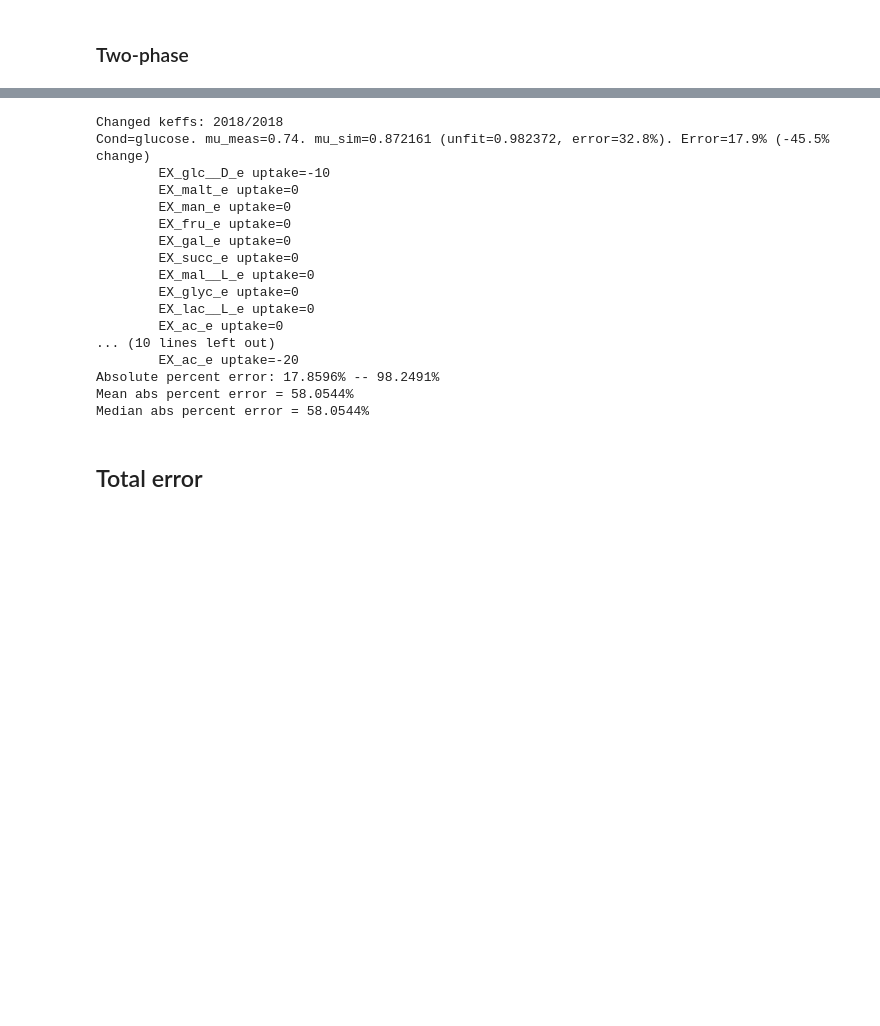
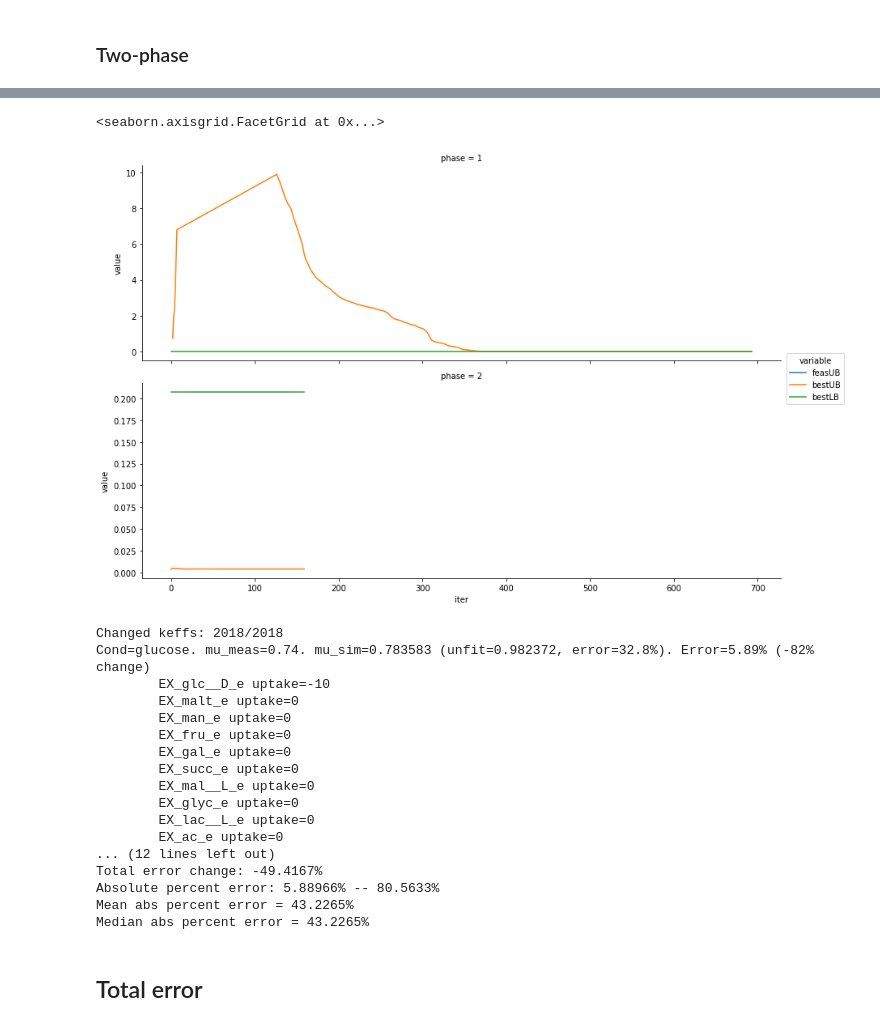
Before and after one commit to SBRG/dynamicme, a Jupyter notebook: notebooks/testing/gem_radix_lagrange_twophase.ipynb, the cells around one changed output, grey strips where cells are left out. Drawn from its saved outputs; the diff is of its cells as text; code cells hidden in the pictures; blank space fills up the shorter version.

```diff
--- a/notebooks/testing/gem_radix_lagrange_twophase.ipynb
+++ b/notebooks/testing/gem_radix_lagrange_twophase.ipynb
@@ -4,6 +4,7 @@
 REG_WEIGHT   = 0. #1e-4
 MAX_NONZERO  = None #48*2
 PREVENT_ZERO = True
+TWO_PHASE    = True
 # %%
 %load_ext line_profiler
 # %%
@@ -82,11 +83,3 @@ master = LagrangeMaster(estk.stacker.model)
 master.add_submodels(sub_dict)
 # %% [markdown]
 ### Two-phase
-# %%
-master.time_limit = 2*3600
-#master.max_iter = 500
-master.verbosity = 1
-master.print_iter = 5
-master.gaptol = 0.01
-master.solve_relaxed()
-sol_master = master.optimize()
@@ -118,0 +86,18 @@ relgap (-0.99912) <= gaptol (0.01). Finished.
+# %%
+master.time_limit = 2*3600
+#master.max_iter = 500
+master.verbosity = 2
+master.print_iter = 5
+master.gaptol = 1e-3
+master.absgaptol = 1e-3
+feasible_method = 'enumerate'
+alt_method = 'pool'
+max_alt = 10    # Computationally expensive if too large. Might miss feasible solution if too small.
+                # Can make adaptive if no feasible solution found for certain iterations.
+if TWO_PHASE:
+    sol_master = master.solve_relaxed(feasible_method=None)
+    df_phase1 = pd.DataFrame(master.log_rows)
+
+sol_master = master.optimize(feasible_method=feasible_method, max_alt=max_alt, alt_method=alt_method,
+                            nogood_cuts = True)
+df_phase2 = pd.DataFrame(master.log_rows)
@@ -119,3 +122,19 @@ relgap (-0.99912) <= gaptol (0.01). Finished.
+# %%
+xcol = 'iter'
+df_phase1.loc[:,'phase'] = 1
+df_phase2.loc[:,'phase'] = 2
+dsplot = pd.concat([df_phase1, df_phase2])
+dsplot = dsplot[[xcol,'feasUB','bestUB','bestLB','phase']]
+dsplot = dsplot.melt(id_vars=[xcol,'phase'])
+dsplot.loc[ dsplot.value>1e1, 'value'] = np.nan
+dsplot.loc[ dsplot.value<-1e1, 'value'] = np.nan
+
+g = sns.FacetGrid(dsplot, hue='variable', size=4, aspect=3, row='phase', sharey=False)
+g.map(plt.plot, xcol,'value')
+g.add_legend()
+# %% [output]
+<seaborn.axisgrid.FacetGrid at 0x...>
+[figure, added]
 # %%
 var_cons_dict = estk.var_cons_dict
 powers = estk.powers
@@ -131,7 +153,7 @@ for group_id, var_dict in iteritems(var_cons_dict):
     for l,pwr in enumerate(powers):
         for k,digit in enumerate(digits):
             yid = 'binary_%s%s%s' % (group_id,k,l)
-            y   = sol_master[yid]
+            y   = sol_masterk[yid]
             kfit += y*a0*radix**pwr*digit
     kfit_dict[group_id] = kfit
 
@@ -140,6 +162,8 @@ print('Changed keffs: %d/%d' % (len(kfit_changed), len(var_cons_dict)))
 #----------------------------------------
 # Starting from basal model
 perrs = []
+errs_fit = []
+errs_unfit = []
 csrcs = df_conds.cond.unique()
 for csrc in csrcs:
     ijofit = load_json_model('/home/laurence/ME/data/dynamicME/nominal_ijomc.json')
@@ -169,6 +193,8 @@ for csrc in csrcs:
     err = 100*(mu_fiti - mu_measi)/mu_measi
     derr= 100*(abs(err)-abs(err0))/abs(err0)
     perrs.append(err)
+    errs_unfit.append(mu_unfiti - mu_measi)
+    errs_fit.append(mu_fiti - mu_measi)
     print('Cond=%s. mu_meas=%g. mu_sim=%g (unfit=%g, error=%.3g%%). Error=%.3g%% (%.3g%% change)' % (
         csrc, mu_measi, mu_fiti, mu_unfiti, err0, err, derr))
     for i,row in df_condi.iterrows():
@@ -176,12 +202,18 @@ for csrc in csrcs:
         rxn = ijofit.reactions.get_by_id(rid)
         print('\t%s uptake=%g' % (rxn.id, rxn.x))
 perrs = np.array(perrs)
+errs_fit = np.array(errs_fit)
+errs_unfit = np.array(errs_unfit)
+tot_err = sum(abs(errs_fit))
+tot_err0 = sum(abs(errs_unfit))
+print("Absolute total error: %g"%(tot_err))
+print("Total error change: %g%%"%( 100*(tot_err-tot_err0)/tot_err0  ))
 print("Absolute percent error: %g%% -- %g%%"%(min(abs(perrs)), max(abs(perrs))))
 print("Mean abs percent error = %g%%"%(np.mean(abs(perrs))))
 print("Median abs percent error = %g%%"%(np.median(abs(perrs))))
 # %% [output]
 Changed keffs: 2018/2018
-Cond=glucose. mu_meas=0.74. mu_sim=0.872161 (unfit=0.982372, error=32.8%). Error=17.9% (-45.5% change)
+Cond=glucose. mu_meas=0.74. mu_sim=0.783583 (unfit=0.982372, error=32.8%). Error=5.89% (-82% change)
         EX_glc__D_e uptake=-10
         EX_malt_e uptake=0
         EX_man_e uptake=0
@@ -192,11 +224,11 @@ Cond=glucose. mu_meas=0.74. mu_sim=0.872161 (unfit=0.982372, error=32.8%). Error
         EX_glyc_e uptake=0
         EX_lac__L_e uptake=0
         EX_ac_e uptake=0
-... (10 lines left out)
-        EX_ac_e uptake=-20
-Absolute percent error: 17.8596% -- 98.2491%
-Mean abs percent error = 58.0544%
-Median abs percent error = 58.0544%
+... (12 lines left out)
+Total error change: -49.4167%
+Absolute percent error: 5.88966% -- 80.5633%
+Mean abs percent error = 43.2265%
+Median abs percent error = 43.2265%
 # %% [markdown]
 ## Total error
 # %%
```
Also changed, not shown: parts of 5 cells of this notebook, 2 other files.
